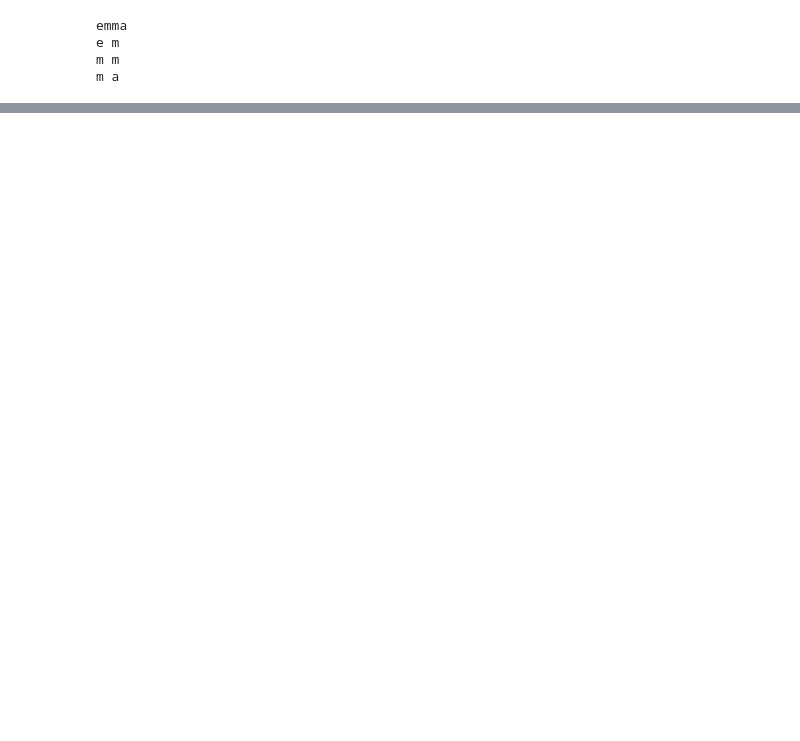
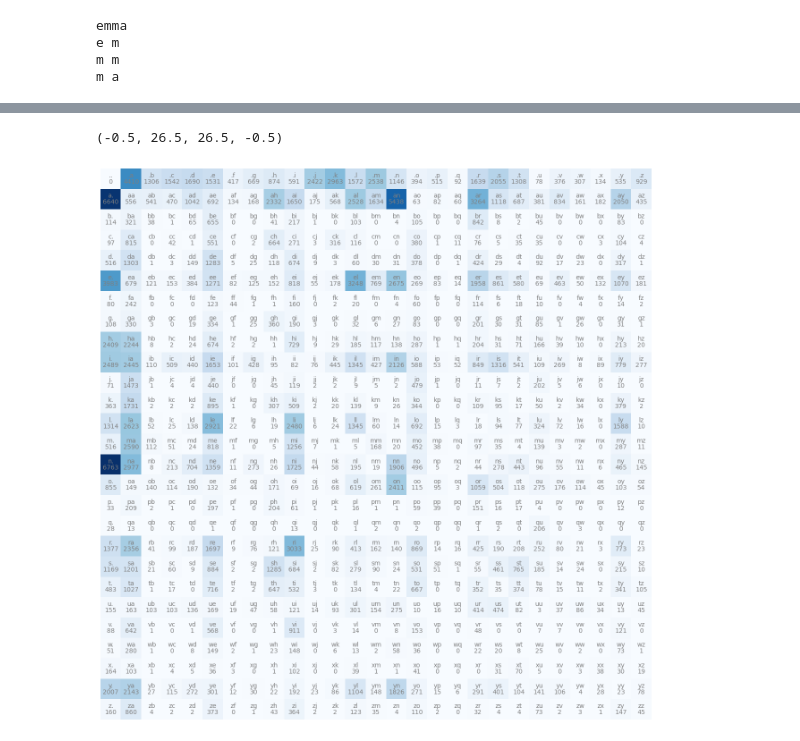
Before and after one commit to montanizstills/Reflection-MachineLearning-NaturalLanguageProcessing, a Jupyter notebook: bigram.ipynb, the cells around one changed output, grey strips where cells are left out. Cells and saved outputs as stored; diff of their text form; code cells hidden in the pictures; blank space fills up the shorter version.

```diff
--- a/bigram.ipynb
+++ b/bigram.ipynb
@@ -119,0 +135,20 @@ IndexError: index 27 is out of bounds for axis 1 with size 27
+# %%
+# Notice a<S>,b<S>,...z<S> nor <E>a,<E>b,...<E>z will never happen.
+# It is impossible to have a letter before the start <S> of word/sentence.
+# It is impossible to have a letter after the end <E> of a word/sentence.
+
+# So let's optimize our visualizations... We will replace <S>,<E> with <.> period and update or lookup_table to have 27 dimensions not 28.
+N = torch.zeros((27, 27), dtype=torch.int32)
+N
+
+# Using <.> operator, add <.> to lookup table index, add one to offset 0 and not overwrite the (k,v) for <.>
+char_to_index_lookup_table = {char: index + 1 for index, char in enumerate(chars)}
+char_to_index_lookup_table['.'] = 0
+
+# update N-matrix of zeros to create lookup table
+for word in dataset:
+    chs = ['.'] + list(word) + ['.']
+    for char1, char2 in zip(chs, chs[1:]):
+        ix1 = char_to_index_lookup_table[char1]
+        ix2 = char_to_index_lookup_table[char2]
+        N[ix1, ix2] += 1
@@ -120,30 +176,16 @@ IndexError: index 27 is out of bounds for axis 1 with size 27
 # %%
-import matplotlib.pyplot as plt
-% matplotlib inline
-
+%matplotlib inline
 plt.figure(figsize=(16, 16))
-plt.imshow(char_to_count_matrix, cmap='Blues')
-for i in range(27):
-    for j in range(27):
-        chstr = index_to_char[i] + index_to_char[j]
-
-        plt.text(
-            j,
-            i,
-            chstr,
-            ha="center",
-            va="bottom",
-            color="gray"
-        )
-
-        plt.text(
-            j,
-            i,
-            char_to_count_matrix[i, j].item(),
-            # matrix is an array of arrays so to get the value at i,j we need .item()
-            ha="center",
-            va="top",
-            color="gray"
-        )
-
-# plt.imshow(char_to_count_matrix)
+plt.imshow(N, cmap='Blues')
+index_to_char_lookup_table = {index: char for char, index in
+                              char_to_index_lookup_table.items()}  # reverse char_to_index_lookup_table
+for i in range(27):  # realistically should be `for i in len(lookup_table.keys())`
+    for j in range(27):  # realistically should be `for i in len(lookup_table.keys())`
+        chstr = index_to_char_lookup_table[i] + index_to_char_lookup_table[j]
+        # matrix is an array of arrays so to get the value at i,j we need .item()
+        plt.text(j, i, chstr, ha="center", va="bottom", color="gray")
+        plt.text(j, i, N[i, j].item(), ha="center", va="top", color="gray")
+plt.axis('off')
+# %% [output]
+(-0.5, 26.5, 26.5, -0.5)
+[figure, added]
```
Also changed, not shown: parts of 27 cells of this notebook, 3 other files.
